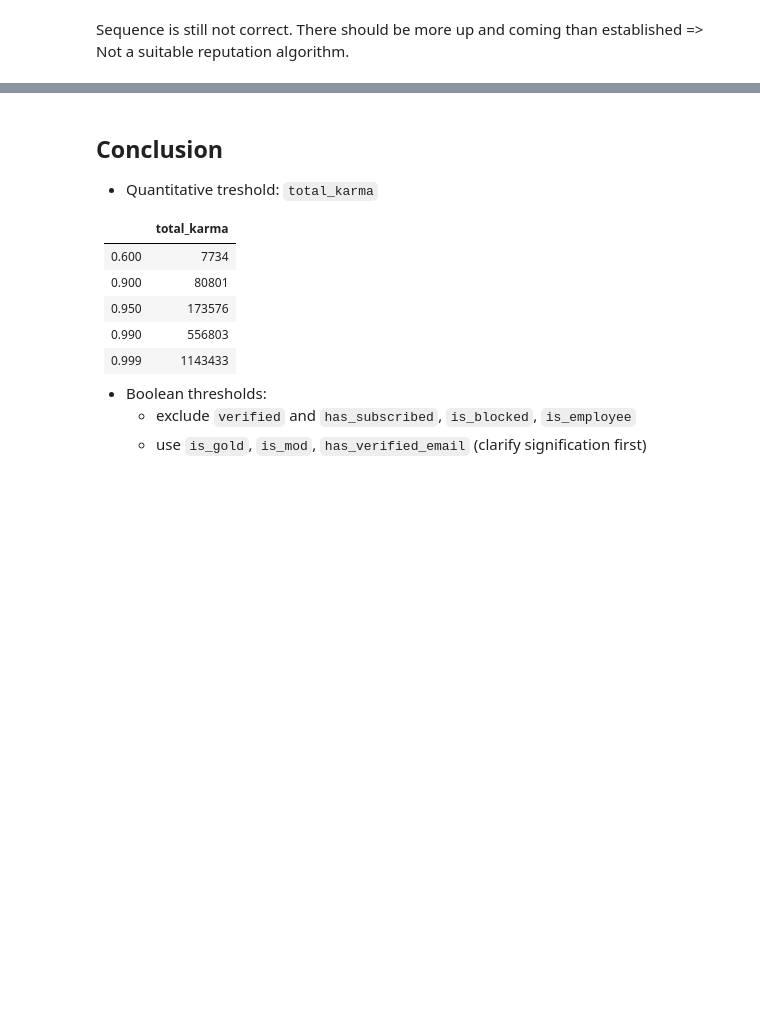
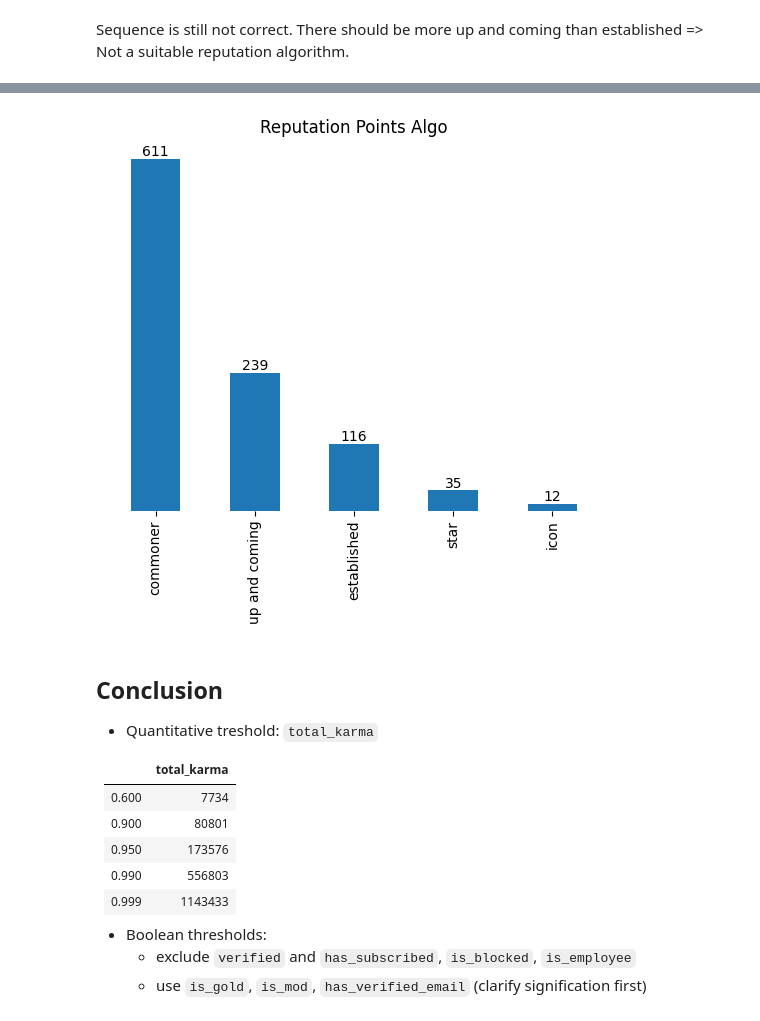
Before and after one commit to interep-project/interep-groups-eda, a Jupyter notebook: notebooks/reddit.ipynb, the cells around one changed output, grey strips where cells are left out. Saved outputs shown, nothing was run; the diff lists cells and outputs as text; code cells hidden in the pictures; blank space fills up the shorter version.

Commit message:
Update reddit reputation simulations (#13)
Signed-off-by: r1oga <38692952+r1oga@users.noreply.github.com>

```diff
--- a/notebooks/reddit.ipynb
+++ b/notebooks/reddit.ipynb
@@ -390,3 +396,30 @@ plt.spines['left'].set_visible(False)
+# %%
+def reputation_points(points):
+    if points < 10:
+        return TIERS[0]
+    elif points < 17:
+        return TIERS[1]
+    elif points < 25:
+        return TIERS[2]
+    elif points < 31:
+        return TIERS[3]
+    else:
+        return TIERS[4]
+
+df['reputation'] = df.apply(lambda x: reputation_points(x['points'])['name'], axis=1)
+
+plt = df['reputation'].value_counts().plot.bar(title='Reputation Points Algo')
+plt.axes.get_yaxis().set_visible(False)
+plt.bar_label(plt.containers[0])
+plt.spines['top'].set_visible(False)
+plt.spines['right'].set_visible(False)
+plt.spines['bottom'].set_visible(False)
+plt.spines['left'].set_visible(False)
+
+# save plot
+plt.figure.savefig('../plots/reddit/reputation_sim_points.png', bbox_inches='tight')
+# %% [output]
+[figure, added]
 # %% [markdown]
 ## Conclusion
 - Quantitative treshold: `total_karma`
```
Also changed, not shown: parts of 10 cells of this notebook, 2 other files.
